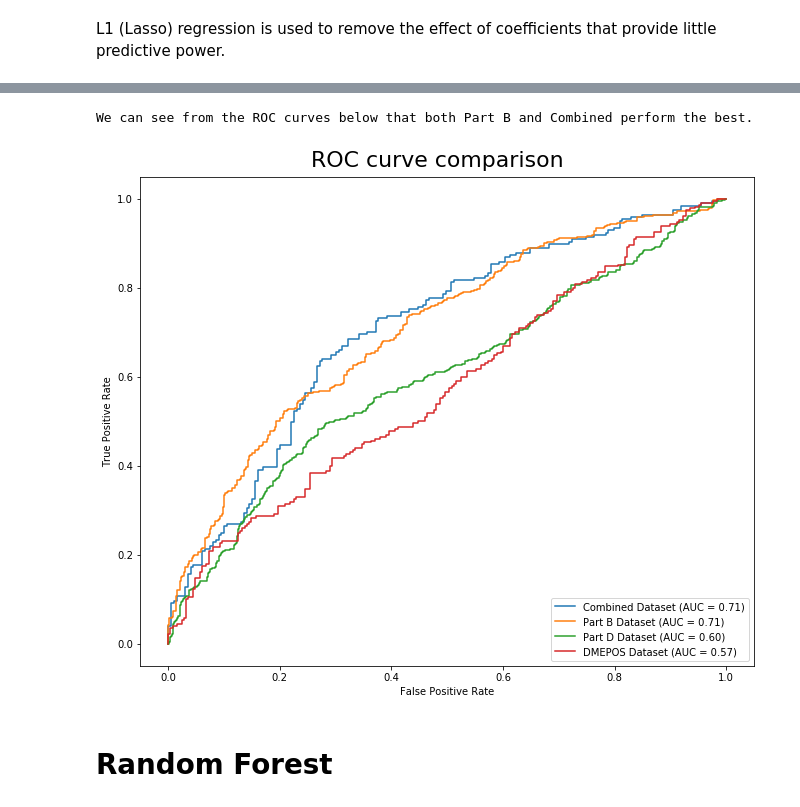
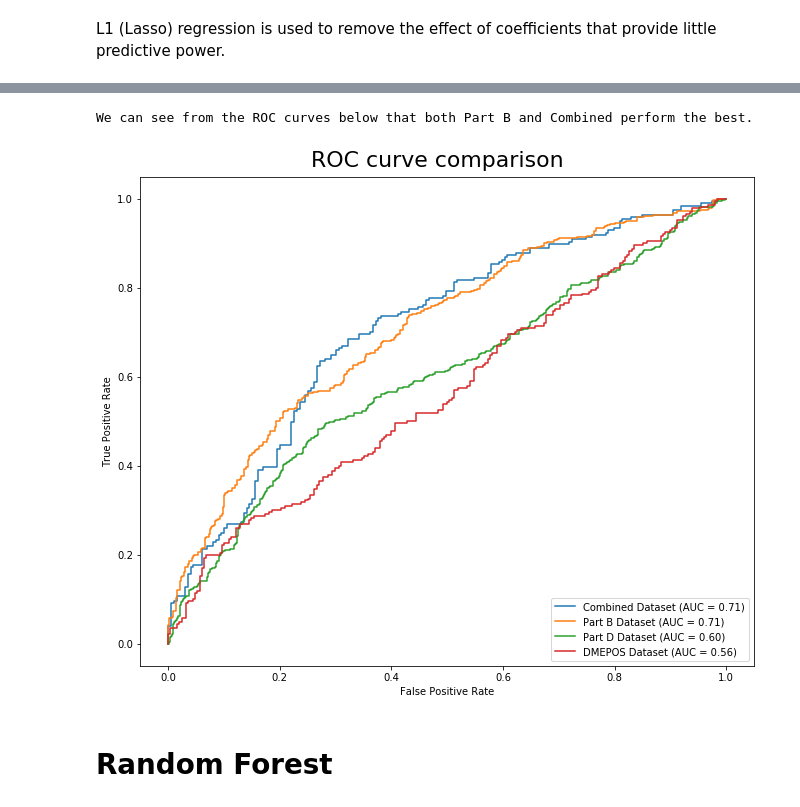
Before and after one commit to brenfrrs/medicare_fraud, a Jupyter notebook: modeling.ipynb, the cells around one changed output, grey strips where cells are left out. Saved outputs shown, nothing was run; the diff lists cells and outputs as text; code cells hidden in the pictures.

```diff
--- a/modeling.ipynb
+++ b/modeling.ipynb
@@ -94,0 +87,35 @@ LogisticRegression(max_iter=10000, penalty='l1', solver='saga')
+# %%
+param_grid_linreg = {
+    'penalty': ['l1', 'l2', 'elasticnet'],
+    'C': [.01, .05, .001],
+}
+# %%
+grid_tree_linreg_b = RandomizedSearchCV(linreg_b,
+                                  param_grid_linreg,
+                                  cv=5,
+                                  n_jobs=-1,
+                                  scoring='f1')
+
+grid_tree_linreg_d = RandomizedSearchCV(linreg_d,
+                                  param_grid_linreg,
+                                  cv=5,
+                                  n_jobs=-1,
+                                  scoring='f1')
+
+grid_tree_linreg_dmepos = RandomizedSearchCV(linreg_dmepos,
+                                  param_grid_linreg,
+                                  cv=5,
+                                  n_jobs=-1,
+                                  scoring='f1')
+
+grid_tree_linreg_combined = RandomizedSearchCV(linreg_combined,
+                                  param_grid_linreg,
+                                  cv=5,
+                                  n_jobs=-1,
+                                  scoring='f1')
+# %%
+#fit the models to the training data
+grid_tree_linreg_b.fit(X_train_b, y_train_b)
+grid_tree_linreg_d.fit(X_train_d, y_train_d)
+grid_tree_linreg_dmepos.fit(X_train_dmepos, y_train_dmepos)
+grid_tree_linreg_combined.fit(X_train_combined, y_train_combined)
@@ -147,13 +180,13 @@ Shown below are the confusion matrixes for each dataset. As we can see, the comb
 # %%
-ROC_combined = metrics.plot_roc_curve(linreg_combined, X_test_combined, y_test_combined, name='Combined Dataset')
-ROC_partb = metrics.plot_roc_curve(linreg_b, X_test_b, y_test_b, name='Part B Dataset', ax=ROC_combined.ax_)
-ROC_partd = metrics.plot_roc_curve(linreg_d, X_test_d, y_test_d, name="Part D Dataset", ax = ROC_combined.ax_)
-ROC_dmepos = metrics.plot_roc_curve(linreg_dmepos, X_test_dmepos, y_test_dmepos, name="DMEPOS Dataset", ax = ROC_combined.ax_)
+ROC_combined = metrics.plot_roc_curve(grid_tree_linreg_combined, X_test_combined, y_test_combined, name='Combined Dataset')
+ROC_partb = metrics.plot_roc_curve(grid_tree_linreg_b, X_test_b, y_test_b, name='Part B Dataset', ax=ROC_combined.ax_)
+ROC_partd = metrics.plot_roc_curve(grid_tree_linreg_d, X_test_d, y_test_d, name="Part D Dataset", ax = ROC_combined.ax_)
+ROC_dmepos = metrics.plot_roc_curve(grid_tree_linreg_dmepos, X_test_dmepos, y_test_dmepos, name="DMEPOS Dataset", ax = ROC_combined.ax_)
 ROC_dmepos.figure_.suptitle("ROC curve comparison", y=.92, size=22);
 ROC_combined.figure_.set_size_inches(11,9)
 print("We can see from the ROC curves below that both Part B and Combined perform the best.")
 # %% [output]
 We can see from the ROC curves below that both Part B and Combined perform the best.
-[figure, old version]
+[figure, new version]
 # %% [markdown]
 # Random Forest
```
Also changed, not shown: parts of 20 cells of this notebook.
